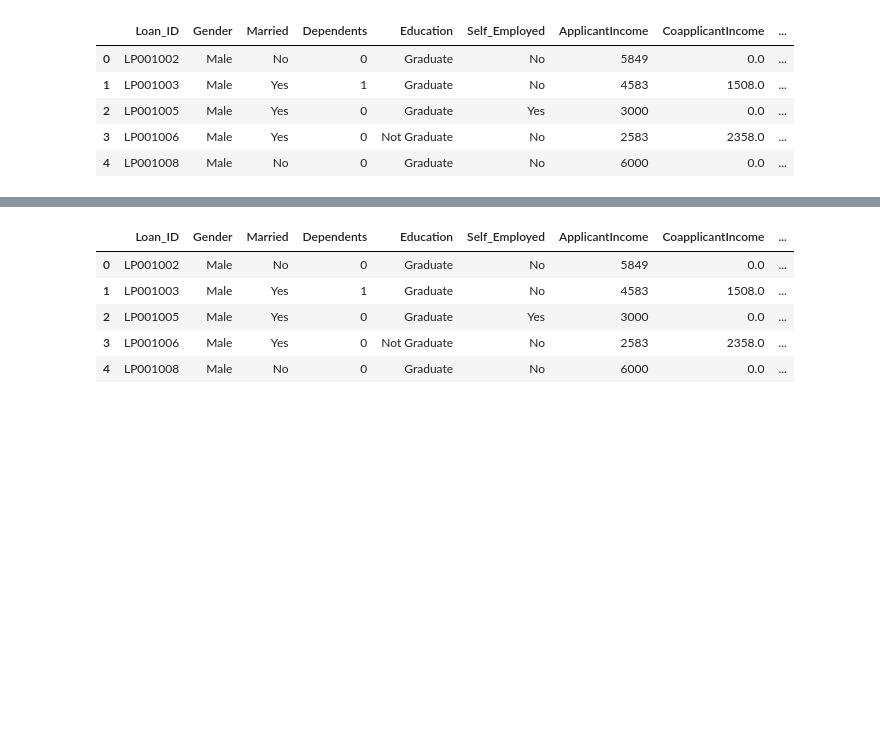
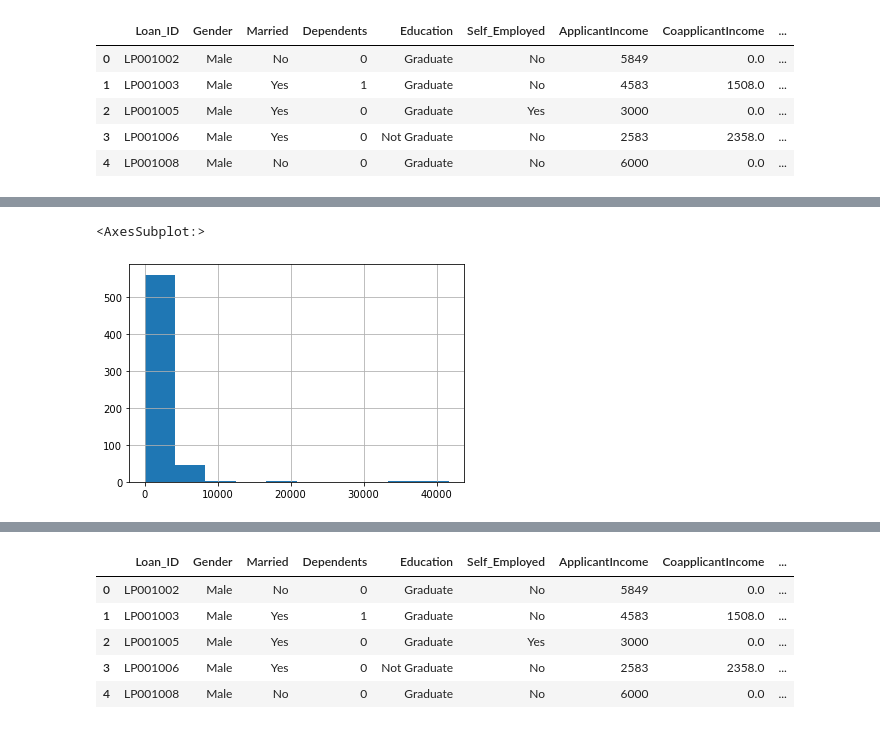
Before and after one commit to brianhabana/Mortgage_Qualifier_App, a Jupyter notebook: ML/machine_learning.ipynb, the cells around one changed output, grey strips where cells are left out. Saved outputs shown, nothing was run; the diff lists cells and outputs as text; code cells hidden in the pictures; blank space fills up the shorter version.

```diff
--- a/ML/machine_learning.ipynb
+++ b/ML/machine_learning.ipynb
@@ -261,3 +263,9 @@ loan_data_df['ApplicantIncome'].hist()
+# %%
+#show histogram -skewed and should be normalized
+loan_data_df['CoapplicantIncome'].hist()
+# %% [output]
+<AxesSubplot:>
+[figure, added]
 # %%
 #show boxplot of income (lots of outliers)
 loan_data_df.boxplot(column='ApplicantIncome')
```
Also changed, not shown: parts of 54 cells of this notebook.
